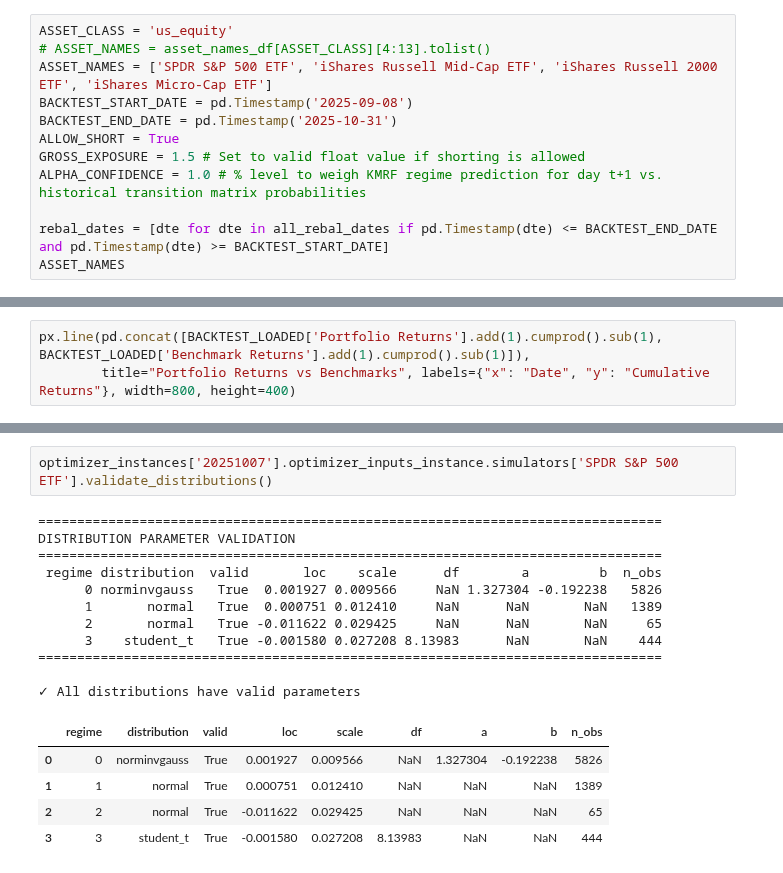
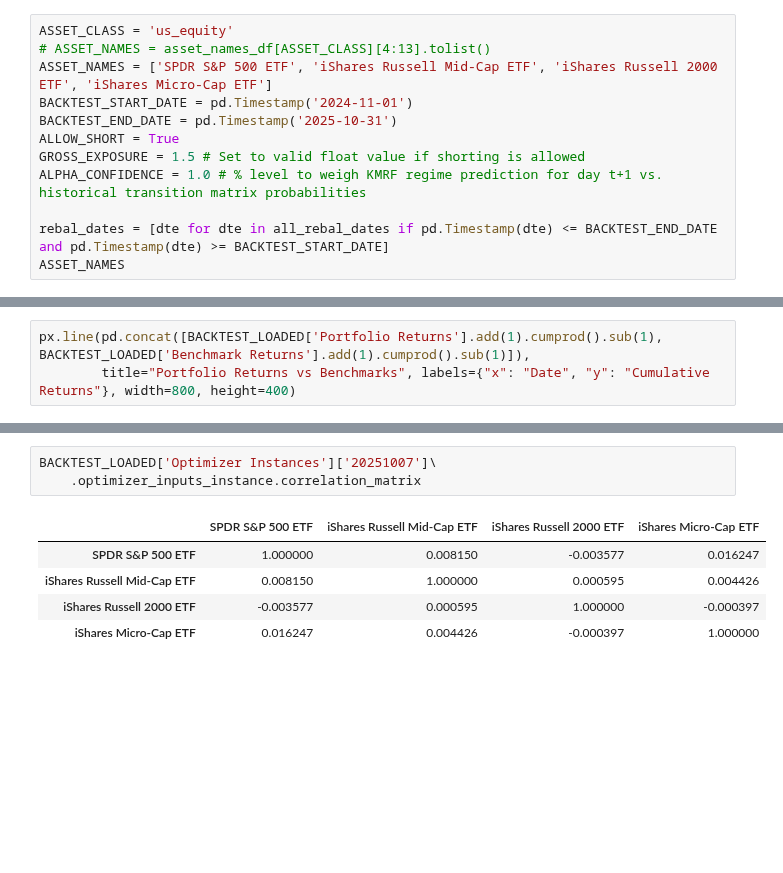
Before and after one commit to jessego20/FE800_project_code, a Jupyter notebook: backtest.ipynb, the cells around one changed output, grey strips where cells are left out. Saved outputs shown, nothing was run; the diff lists cells and outputs as text; blank space fills up the shorter version.

```diff
--- a/backtest.ipynb
+++ b/backtest.ipynb
@@ -312,7 +312,7 @@ all_rebal_dates[-12:]
 ASSET_CLASS = 'us_equity'
 # ASSET_NAMES = asset_names_df[ASSET_CLASS][4:13].tolist()
 ASSET_NAMES = ['SPDR S&P 500 ETF', 'iShares Russell Mid-Cap ETF', 'iShares Russell 2000 ETF', 'iShares Micro-Cap ETF']
-BACKTEST_START_DATE = pd.Timestamp('2025-09-08')
+BACKTEST_START_DATE = pd.Timestamp('2024-11-01')
 BACKTEST_END_DATE = pd.Timestamp('2025-10-31')
 ALLOW_SHORT = True
 GROSS_EXPOSURE = 1.5 # Set to valid float value if shorting is allowed
@@ -467,21 +456,11 @@ iShares Russell Mid-Cap ETF    0.311021
 iShares Russell 2000 ETF       0.135833
 iShares Micro-Cap ETF          0.153889
 # %%
-optimizer_instances['20251007'].optimizer_inputs_instance.simulators['SPDR S&P 500 ETF'].validate_distributions()
+BACKTEST_LOADED['Optimizer Instances']['20251007']\
+    .optimizer_inputs_instance.correlation_matrix
 # %% [output]
-================================================================================
-DISTRIBUTION PARAMETER VALIDATION
-================================================================================
- regime distribution  valid       loc    scale      df        a         b  n_obs
-      0 norminvgauss   True  0.001927 0.009566     NaN 1.327304 -0.192238   5826
-      1       normal   True  0.000751 0.012410     NaN      NaN       NaN   1389
-      2       normal   True -0.011622 0.029425     NaN      NaN       NaN     65
-      3    student_t   True -0.001580 0.027208 8.13983      NaN       NaN    444
-================================================================================
-
-✓ All distributions have valid parameters
-|  | regime | distribution | valid | loc | scale | df | a | b | n_obs |
-| 0 | 0 | norminvgauss | True | 0.001927 | 0.009566 | NaN | 1.327304 | -0.192238 | 5826 |
-| 1 | 1 | normal | True | 0.000751 | 0.012410 | NaN | NaN | NaN | 1389 |
-| 2 | 2 | normal | True | -0.011622 | 0.029425 | NaN | NaN | NaN | 65 |
-| 3 | 3 | student_t | True | -0.001580 | 0.027208 | 8.13983 | NaN | NaN | 444 |
+|  | SPDR S&P 500 ETF | iShares Russell Mid-Cap ETF | iShares Russell 2000 ETF | iShares Micro-Cap ETF |
+| SPDR S&P 500 ETF | 1.000000 | 0.008150 | -0.003577 | 0.016247 |
+| iShares Russell Mid-Cap ETF | 0.008150 | 1.000000 | 0.000595 | 0.004426 |
+| iShares Russell 2000 ETF | -0.003577 | 0.000595 | 1.000000 | -0.000397 |
+| iShares Micro-Cap ETF | 0.016247 | 0.004426 | -0.000397 | 1.000000 |
```
Also changed, not shown: parts of 3 cells of this notebook.
